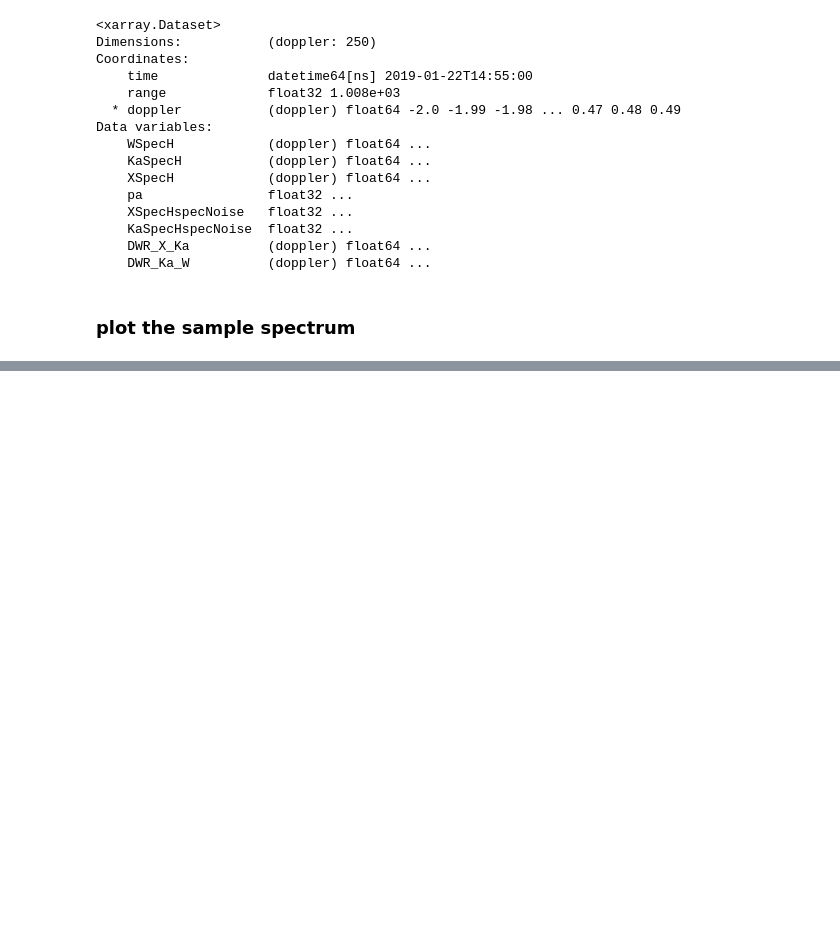
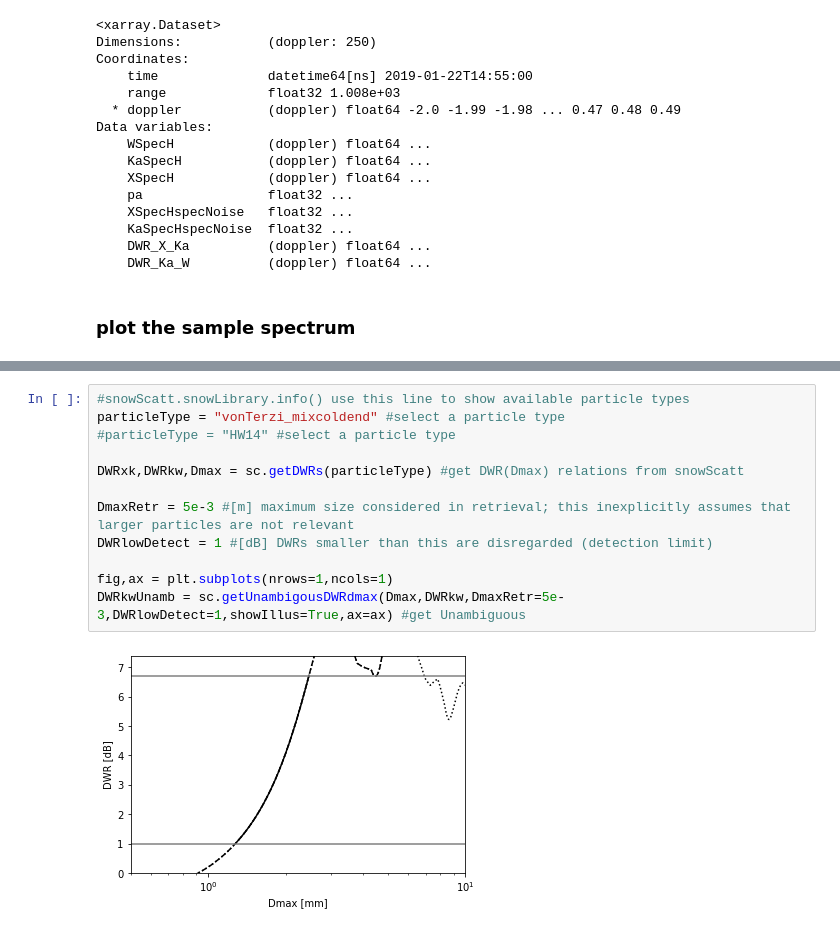
Before and after one commit to OPTIMICe-team/PSDretrieval, a Jupyter notebook: notebooks/Showcase retrieval.ipynb, the cells around one changed output, grey strips where cells are left out. Drawn from its saved outputs; the diff is of its cells as text; blank space fills up the shorter version.

Commit message:
add script for plotting and scattering calculations

```diff
--- a/notebooks/Showcase retrieval.ipynb
+++ b/notebooks/Showcase retrieval.ipynb
@@ -45,0 +49,14 @@ Text(0, 0.5, 'DWR$_{Ka,W}$ [dB]')
+# %%
+#snowScatt.snowLibrary.info() use this line to show available particle types
+particleType = "vonTerzi_mixcoldend" #select a particle type
+#particleType = "HW14" #select a particle type
+
+DWRxk,DWRkw,Dmax = sc.getDWRs(particleType) #get DWR(Dmax) relations from snowScatt
+
+DmaxRetr = 5e-3 #[m] maximum size considered in retrieval; this inexplicitly assumes that larger particles are not relevant
+DWRlowDetect = 1 #[dB] DWRs smaller than this are disregarded (detection limit)
+
+fig,ax = plt.subplots(nrows=1,ncols=1)
+DWRkwUnamb = sc.getUnambigousDWRdmax(Dmax,DWRkw,DmaxRetr=5e-3,DWRlowDetect=1,showIllus=True,ax=ax) #get Unambiguous
+# %% [output]
+[figure, added]
```
Also changed, not shown: parts of 6 cells of this notebook, 4 other files.
